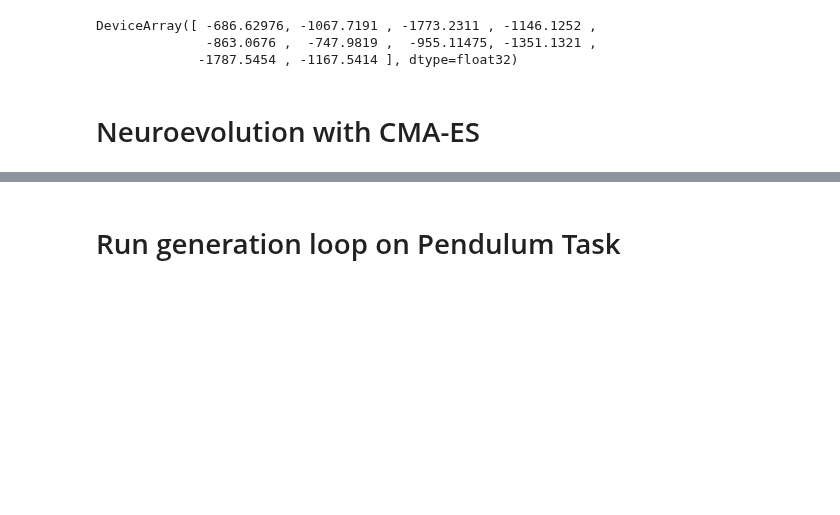
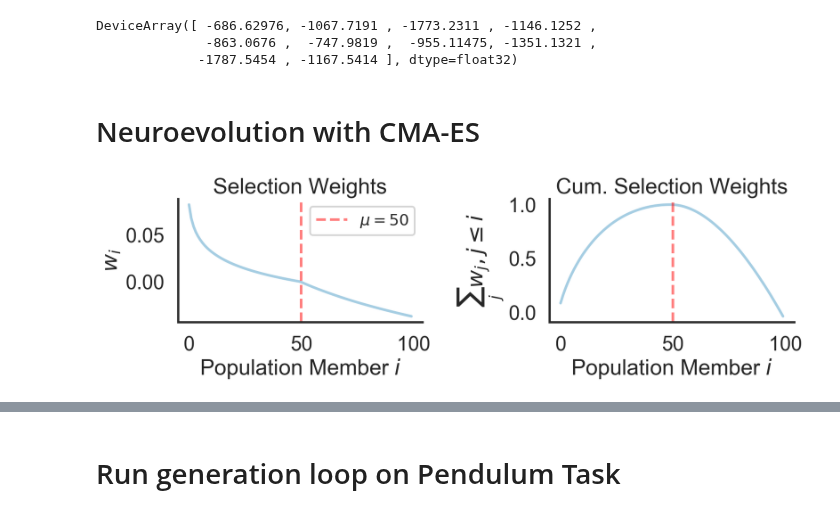
Before and after one commit to RobertTLange/evosax, a Jupyter notebook: notebooks/pendulum_cma_es.ipynb, the cells around one changed output, grey strips where cells are left out. Saved outputs shown, nothing was run; the diff lists cells and outputs as text; code cells hidden in the pictures; blank space fills up the shorter version.

```diff
--- a/notebooks/pendulum_cma_es.ipynb
+++ b/notebooks/pendulum_cma_es.ipynb
@@ -10,3 +10,8 @@ sys.path.append("..")
 import jax
 import jax.numpy as jnp
 from jax import vmap, jit
+import matplotlib.pyplot as plt
+import seaborn as sns
+
+sns.set(context='poster', style='white', palette='Paired',
+        font='sans-serif', font_scale=1.05, color_codes=True, rc=None)
@@ -80,10 +88,29 @@ DeviceArray([ -686.62976, -1067.7191 , -1773.2311 , -1146.1252 ,
 num_params = 3*32 + 32 + 32*1 + 1
 rng = jax.random.PRNGKey(0)
 mean_init, sigma_init = jnp.zeros(num_params), 1
-pop_size, mu = 500, 250
+pop_size, mu = 100, 50
 num_evals_per_gen = 50
 num_generations = 500
 
 params, memory = init_strategy(mean_init, sigma_init, pop_size, mu)
+# %%
+fig, axs = plt.subplots(1, 2, figsize=(12, 4))
+axs[0].plot(params["weights"])
+axs[1].plot(jnp.cumsum(params["weights"]))
+
+for i in range(2):
+    axs[i].spines['top'].set_visible(False)
+    axs[i].spines['right'].set_visible(False)
+    axs[i].axvline(50, ls="--", c="r", alpha=0.5, label=r"$\mu=50$")
+    axs[i].set_xlabel(r"Population Member $i$")
+
+axs[0].legend(fontsize=18)
+axs[0].set_ylabel(r"$w_i$")
+axs[1].set_ylabel(r"$\sum_{j} w_j, j \leq i$")
+axs[0].set_title("Selection Weights")
+axs[1].set_title("Cum. Selection Weights")
+fig.tight_layout()
+# %% [output]
+[figure, added]
 # %%
 mean_init.shape[0]
```
Also changed, not shown: parts of 4 cells of this notebook, 13 other files.
